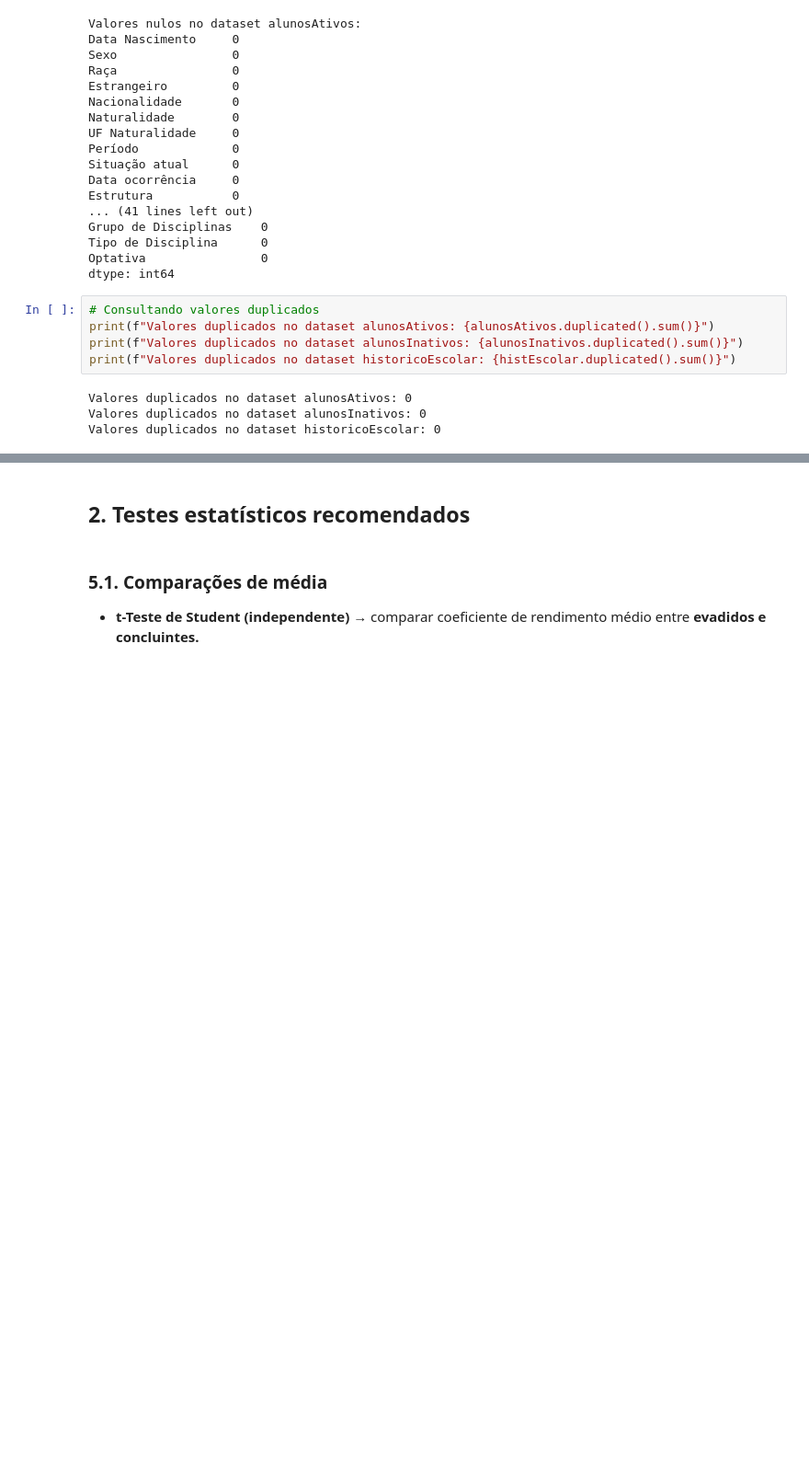
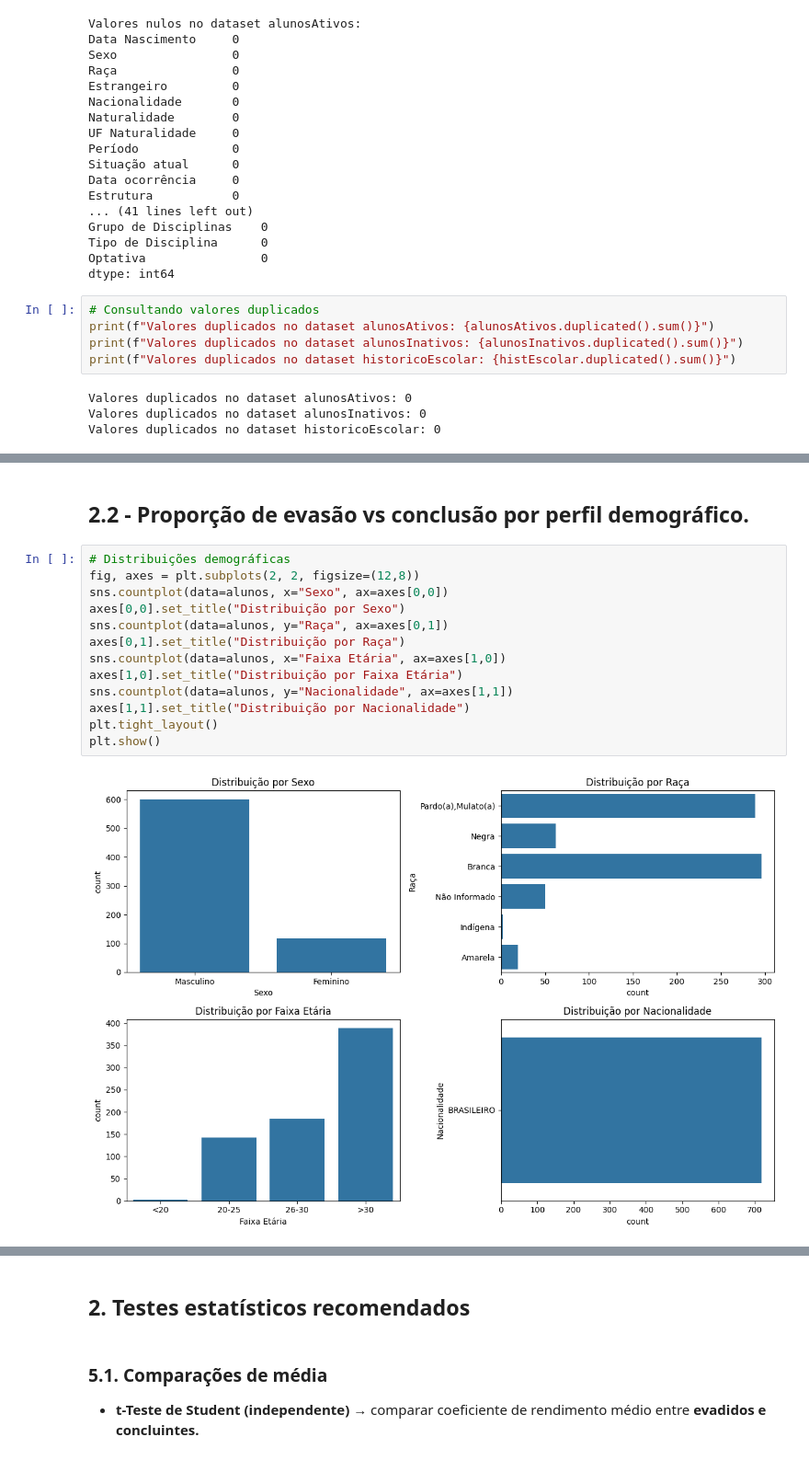
Before and after one commit to annabzsantos/An-lisePefilAcad-mico, a Jupyter notebook: Analise_pefilAcademico.ipynb, the cells around one changed output, grey strips where cells are left out. Shown at 92% size. Drawn from its saved outputs; the diff is of its cells as text; blank space fills up the shorter version.

```diff
--- a/Analise_pefilAcademico.ipynb
+++ b/Analise_pefilAcademico.ipynb
@@ -134,0 +183,17 @@ Valores duplicados no dataset historicoEscolar: 0
+# %% [markdown]
+## 2.2 - Proporção de evasão vs conclusão por perfil demográfico.
+# %%
+# Distribuições demográficas
+fig, axes = plt.subplots(2, 2, figsize=(12,8))
+sns.countplot(data=alunos, x="Sexo", ax=axes[0,0])
+axes[0,0].set_title("Distribuição por Sexo")
+sns.countplot(data=alunos, y="Raça", ax=axes[0,1])
+axes[0,1].set_title("Distribuição por Raça")
+sns.countplot(data=alunos, x="Faixa Etária", ax=axes[1,0])
+axes[1,0].set_title("Distribuição por Faixa Etária")
+sns.countplot(data=alunos, y="Nacionalidade", ax=axes[1,1])
+axes[1,1].set_title("Distribuição por Nacionalidade")
+plt.tight_layout()
+plt.show()
+# %% [output]
+[figure, added]
```
Also changed, not shown: parts of 17 cells of this notebook.
